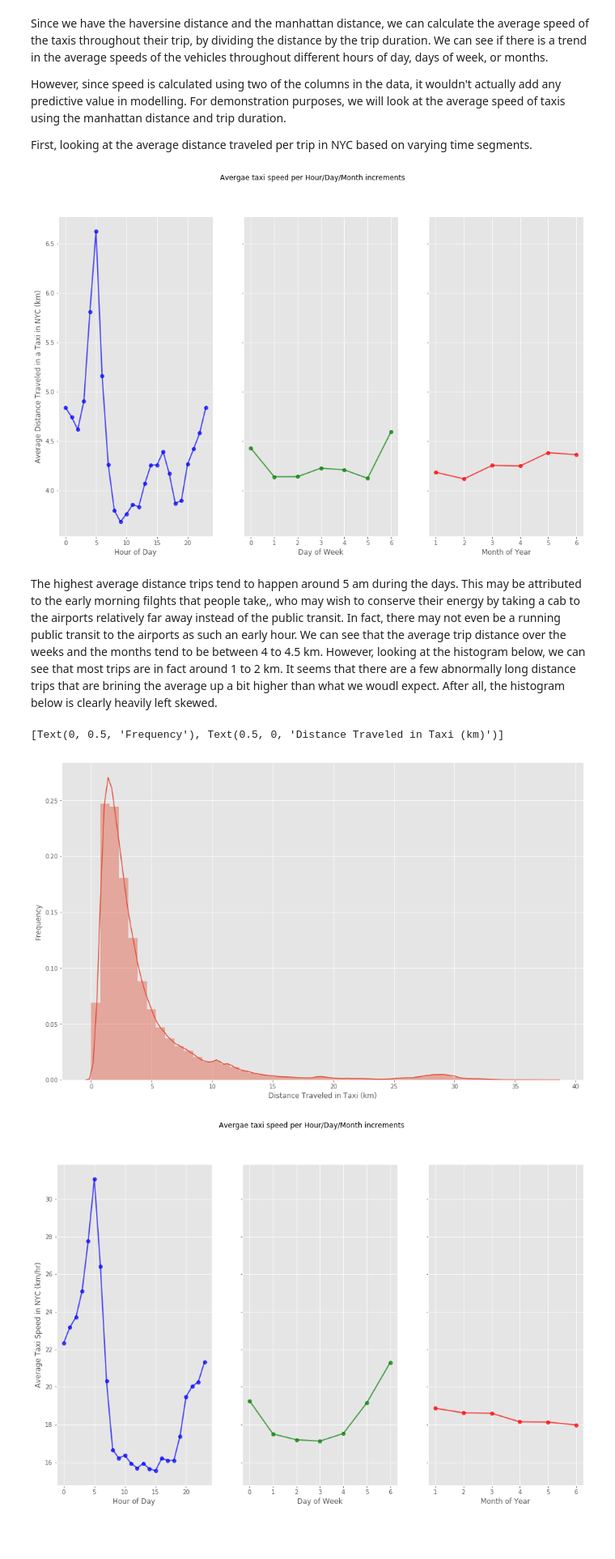
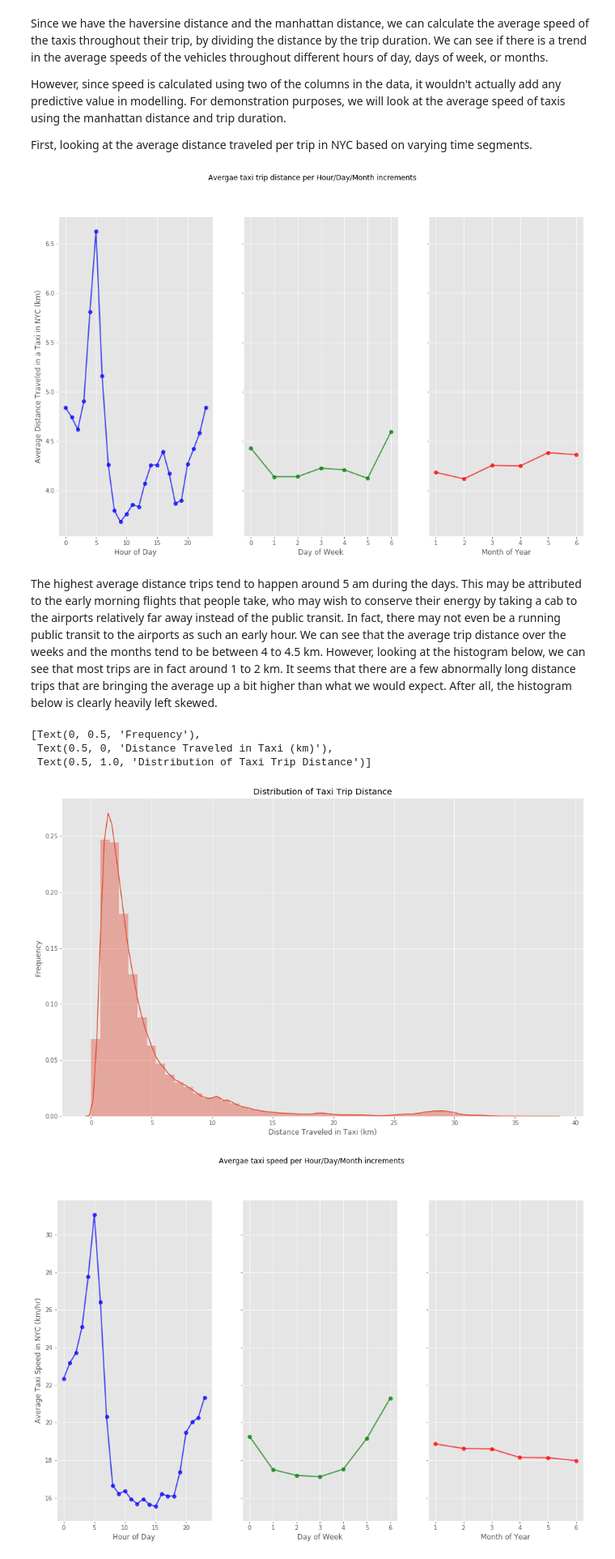
Before and after one commit to justin-hj-kim/NYCtaxi_data_science, a Jupyter notebook: notebooks/Taxi_EDA.ipynb, the cells around one changed output. Shown at 81% size. Drawn from its saved outputs; the diff is of its cells as text; code cells hidden in the pictures; blank space fills up the shorter version.

```diff
--- a/notebooks/Taxi_EDA.ipynb
+++ b/notebooks/Taxi_EDA.ipynb
@@ -181,17 +183,19 @@ ax[0].set_xlabel('Hour of Day')
 ax[1].set_xlabel('Day of Week')
 ax[2].set_xlabel('Month of Year')
 ax[0].set_ylabel('Average Distance Traveled in a Taxi in NYC (km)')
-fig.suptitle('Avergae taxi speed per Hour/Day/Month increments')
+fig.suptitle('Avergae taxi trip distance per Hour/Day/Month increments')
 plt.show()
 # %% [output]
-[figure, old version]
+[figure, new version]
 # %% [markdown]
-The highest average distance trips tend to happen around 5 am during the days. This may be attributed to the early morning filghts that people take,, who may wish to conserve their energy by taking a cab to the airports relatively far away instead of the public transit. In fact, there may not even be a running public transit to the airports as such an early hour. We can see that the average trip distance over the weeks and the months tend to be between 4 to 4.5 km. However, looking at the histogram below, we can see that most trips are in fact around 1 to 2 km. It seems that there are a few abnormally long distance trips that are brining the average up a bit higher than what we woudl expect. After all, the histogram below is clearly heavily left skewed.
+The highest average distance trips tend to happen around 5 am during the days. This may be attributed to the early morning flights that people take, who may wish to conserve their energy by taking a cab to the airports relatively far away instead of the public transit. In fact, there may not even be a running public transit to the airports as such an early hour. We can see that the average trip distance over the weeks and the months tend to be between 4 to 4.5 km. However, looking at the histogram below, we can see that most trips are in fact around 1 to 2 km. It seems that there are a few abnormally long distance trips that are bringing the average up a bit higher than what we would expect. After all, the histogram below is clearly heavily left skewed.
 # %%
-sns.distplot(df['distance_dummy_manhattan']).set(xlabel='Distance Traveled in Taxi (km)', ylabel = 'Frequency')
+sns.distplot(df['distance_dummy_manhattan']).set(title = 'Distribution of Taxi Trip Distance',xlabel='Distance Traveled in Taxi (km)', ylabel = 'Frequency')
 # %% [output]
-[Text(0, 0.5, 'Frequency'), Text(0.5, 0, 'Distance Traveled in Taxi (km)')]
+[Text(0, 0.5, 'Frequency'),
+ Text(0.5, 0, 'Distance Traveled in Taxi (km)'),
+ Text(0.5, 1.0, 'Distribution of Taxi Trip Distance')]
-[figure, old version]
+[figure, new version]
 # %%
 #We will only calculate the speed using manhattan distance
 df.loc[:, 'avg_speed_m'] = df['distance_dummy_manhattan'] / (df['trip_duration'] / 3600)
```
Also changed, not shown: parts of 6 cells of this notebook, 1 other file.
